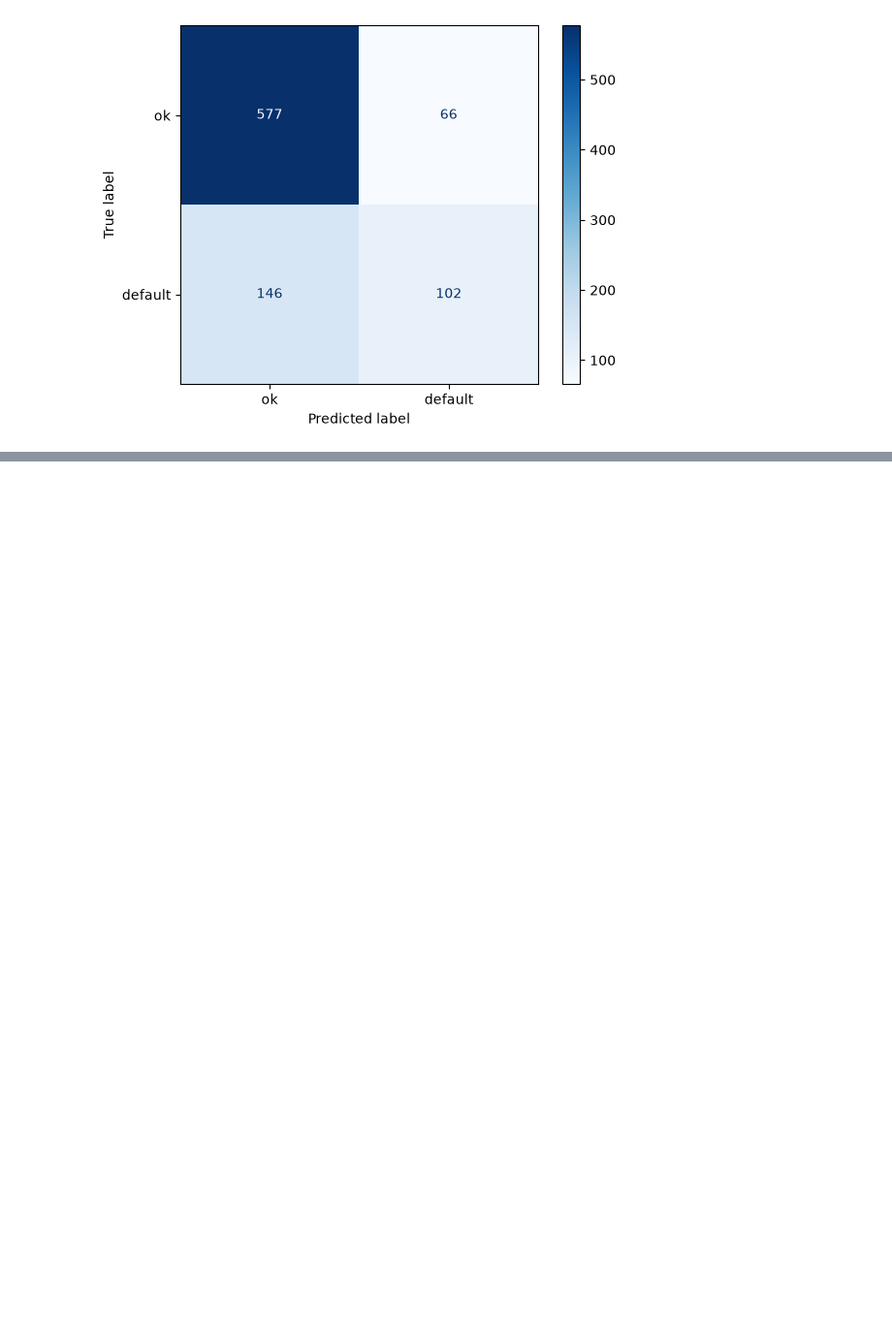
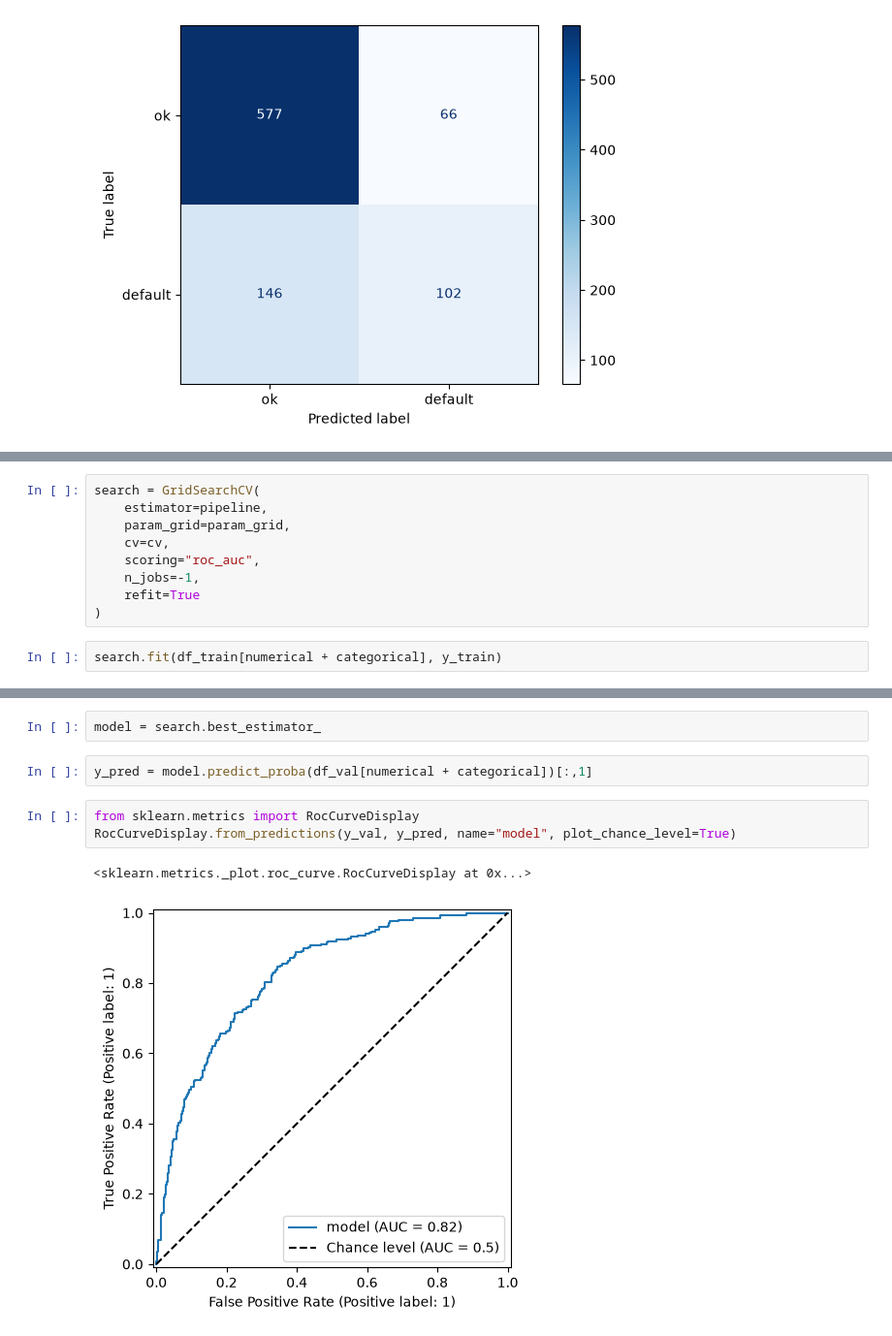
Before and after one commit to lohengrin-01/credit-risk-scoring-project, a Jupyter notebook: credit-risk-scoring.ipynb, the cells around one changed output, grey strips where cells are left out. Shown at 97% size. Cells and saved outputs as stored; diff of their text form; blank space fills up the shorter version.

```diff
--- a/credit-risk-scoring.ipynb
+++ b/credit-risk-scoring.ipynb
@@ -315,0 +351,11 @@ sns.heatmap(heatmap_data, annot=True, fmt=".3f", cmap="rocket_r")
+# %%
+search = GridSearchCV(
+    estimator=pipeline,
+    param_grid=param_grid,
+    cv=cv,
+    scoring="roc_auc",
+    n_jobs=-1,
+    refit=True
+)
+# %%
+search.fit(df_train[numerical + categorical], y_train)
@@ -315,0 +390,10 @@ sns.heatmap(heatmap_data, annot=True, fmt=".3f", cmap="rocket_r")
+# %%
+model = search.best_estimator_
+# %%
+y_pred = model.predict_proba(df_val[numerical + categorical])[:,1]
+# %%
+from sklearn.metrics import RocCurveDisplay
+RocCurveDisplay.from_predictions(y_val, y_pred, name="model", plot_chance_level=True)
+# %% [output]
+<sklearn.metrics._plot.roc_curve.RocCurveDisplay at 0x...>
+[figure, added]
```
Also changed, not shown: parts of 26 cells of this notebook, 2 other files.
